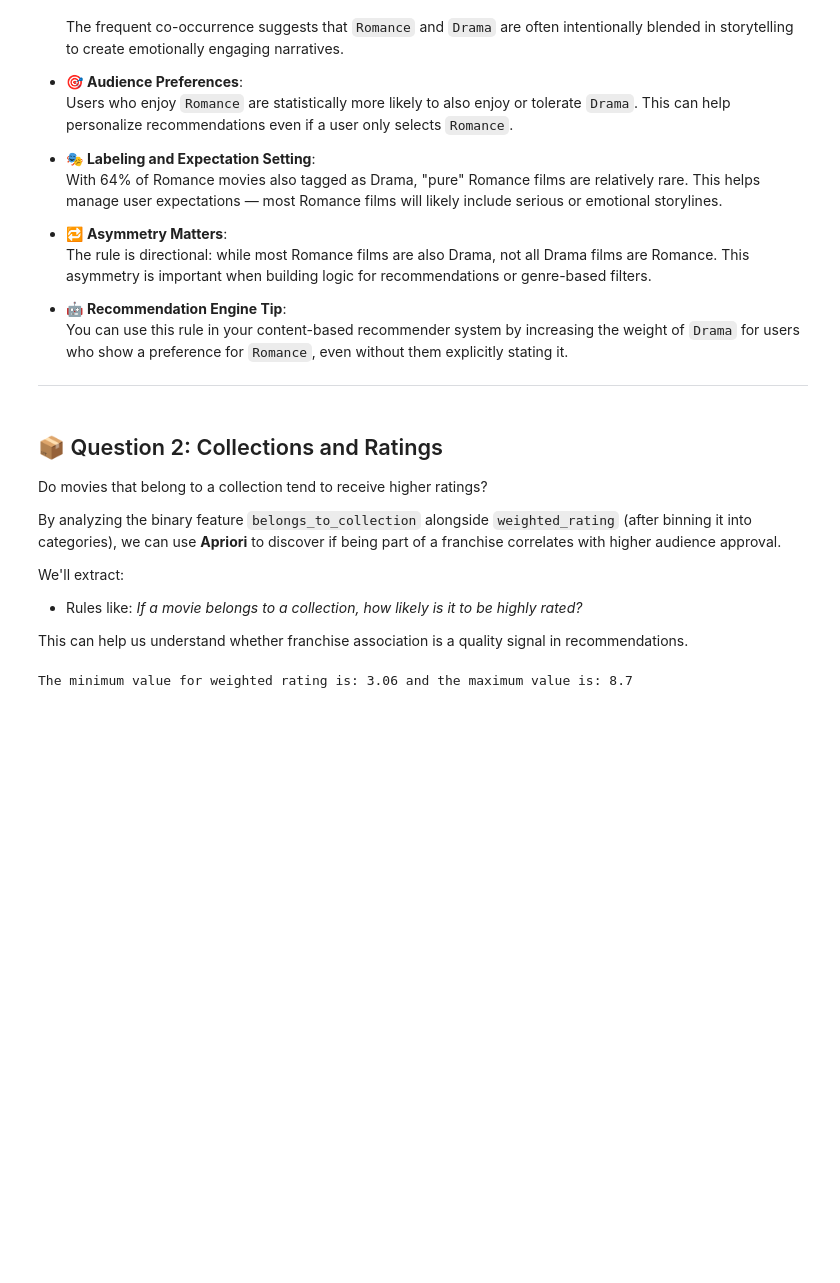
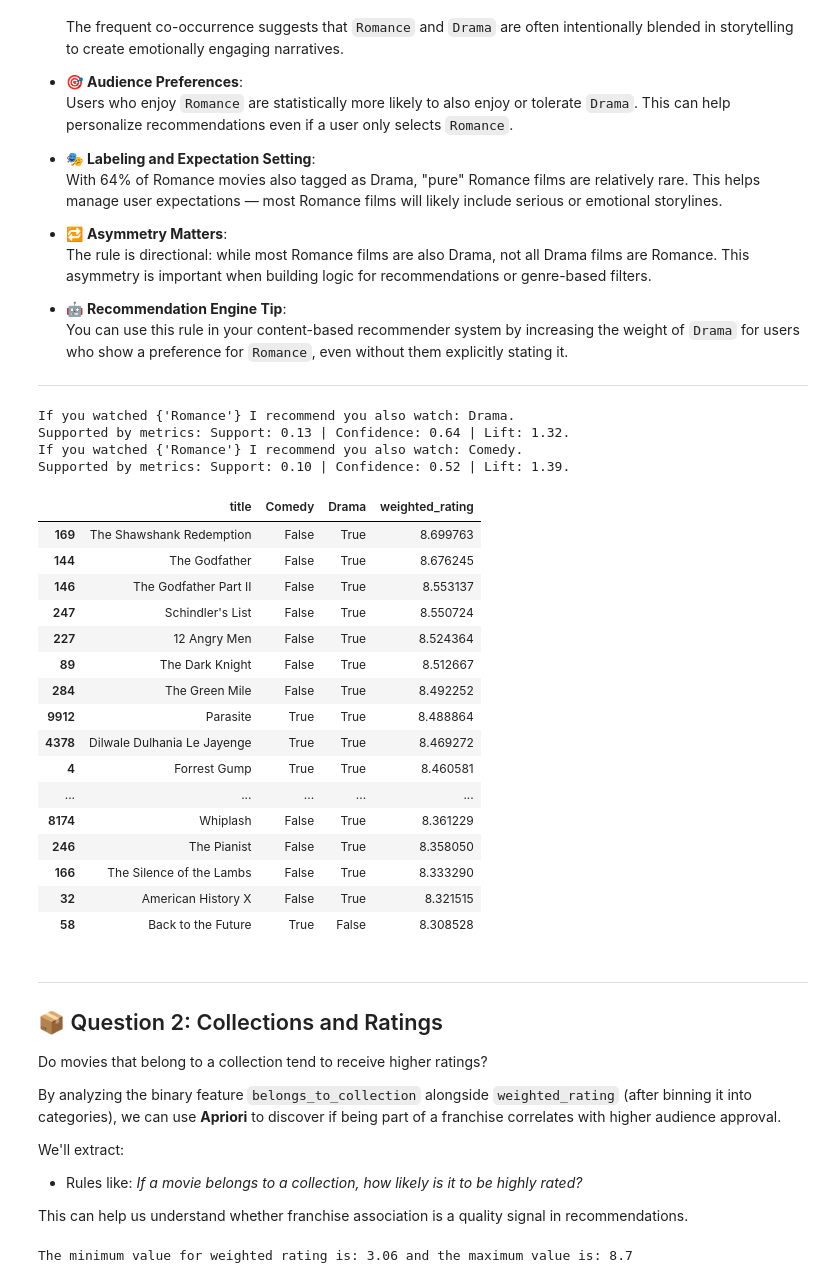
Before and after one commit to Shlezman/DS-principles-project, a Jupyter notebook: Gal-RuleMining.ipynb, the cells around one changed output. Cells and saved outputs as stored; diff of their text form; code cells hidden in the pictures; blank space fills up the shorter version.

```diff
--- a/Gal-RuleMining.ipynb
+++ b/Gal-RuleMining.ipynb
@@ -257,4 +339,80 @@ ___
+# %%
+# Example Usage:
+watched_genres = {"Romance"}  # Assume the customer watched these
+
+recommendations = recommend_genres(watched_genres, rules1)
+
+# Display Recommendations
+for rec in recommendations:
+    print(rec)
+# %% [output]
+If you watched {'Romance'} I recommend you also watch: Drama.
+Supported by metrics: Support: 0.13 | Confidence: 0.64 | Lift: 1.32.
+If you watched {'Romance'} I recommend you also watch: Comedy.
+Supported by metrics: Support: 0.10 | Confidence: 0.52 | Lift: 1.39.
+# %%
+def recommend_movies_from_genre_rules(user_genres, rules, df, top_n_genres=3, top_n_movies=5, min_confidence=0.5, min_lift=1.0):
+    # Apply confidence & lift filters first
+    filtered_rules = rules[(rules['confidence'] >= min_confidence) & (rules['lift'] >= min_lift)]
+
+    genre_recs = []
+    seen_genres = set()
+
+    for _, row in filtered_rules.iterrows():
+        antecedents = set(row['antecedents'])
+        consequents = set(row['consequents'])
+        support = row['support']
+        confidence = row['confidence']
+        lift = row['lift']
+
+        if antecedents.issubset(user_genres):
+            new_genres = consequents - user_genres
+            for genre in new_genres:
+                if genre not in seen_genres:
+                    seen_genres.add(genre)
+                    genre_recs.append((genre, support, confidence, lift))
+
+    best_genres = [rec[0] for rec in genre_recs[:top_n_genres]]
+
+    if not best_genres:
+        return "No new genres to recommend based on current rules and thresholds."
+
+    # Filter movies matching at least one of recommended genres
+    movie_candidates = df.copy()
+    genre_condition = movie_candidates[best_genres].sum(axis=1) >= 1
+    movie_candidates = movie_candidates[genre_condition]
+
+    # Sort by weighted_rating
+    if 'weighted_rating' in movie_candidates.columns:
+        movie_candidates = movie_candidates.sort_values(by='weighted_rating', ascending=False)
+
+    return movie_candidates[['title'] + best_genres + ['weighted_rating']].head(top_n_movies)
+# %%
+# Example Usage:
+user_genres = {'Romance'}
+
+# The movies are sorted by weighted rating
+recommend_movies_from_genre_rules(user_genres, rules1, df, top_n_genres=3, top_n_movies=25, min_confidence=0.5, min_lift=0.8)
+# %% [output]
+|  | title | Comedy | Drama | weighted_rating |
+| 169 | The Shawshank Redemption | False | True | 8.699763 |
+| 144 | The Godfather | False | True | 8.676245 |
+| 146 | The Godfather Part II | False | True | 8.553137 |
+| 247 | Schindler's List | False | True | 8.550724 |
+| 227 | 12 Angry Men | False | True | 8.524364 |
+| 89 | The Dark Knight | False | True | 8.512667 |
+| 284 | The Green Mile | False | True | 8.492252 |
+| 9912 | Parasite | True | True | 8.488864 |
+| 4378 | Dilwale Dulhania Le Jayenge | True | True | 8.469272 |
+| 4 | Forrest Gump | True | True | 8.460581 |
+| ... | ... | ... | ... | ... |
+| 8174 | Whiplash | False | True | 8.361229 |
+| 246 | The Pianist | False | True | 8.358050 |
+| 166 | The Silence of the Lambs | False | True | 8.333290 |
+| 32 | American History X | False | True | 8.321515 |
+| 58 | Back to the Future | True | False | 8.308528 |
 # %% [markdown]
+___
 ## 📦 Question 2: Collections and Ratings
 
 Do movies that belong to a collection tend to receive higher ratings?
```
Also changed, not shown: parts of 34 cells of this notebook.
